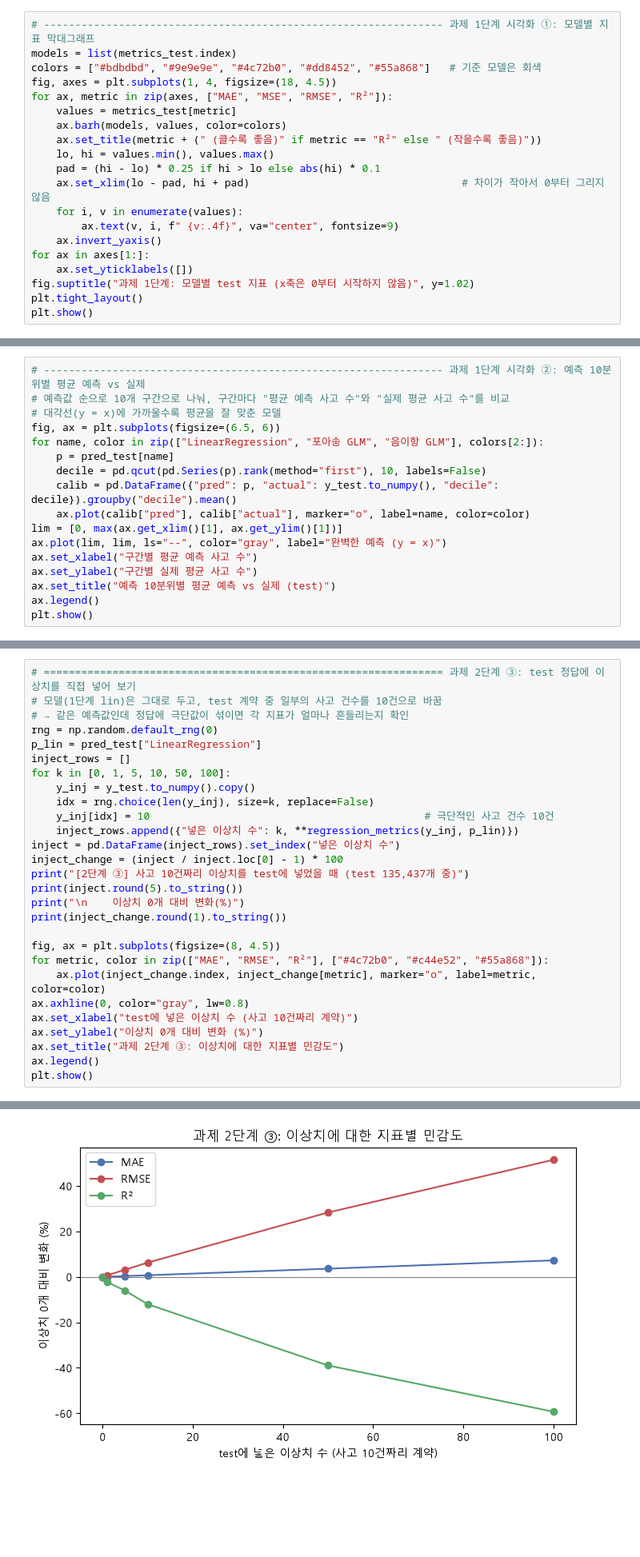
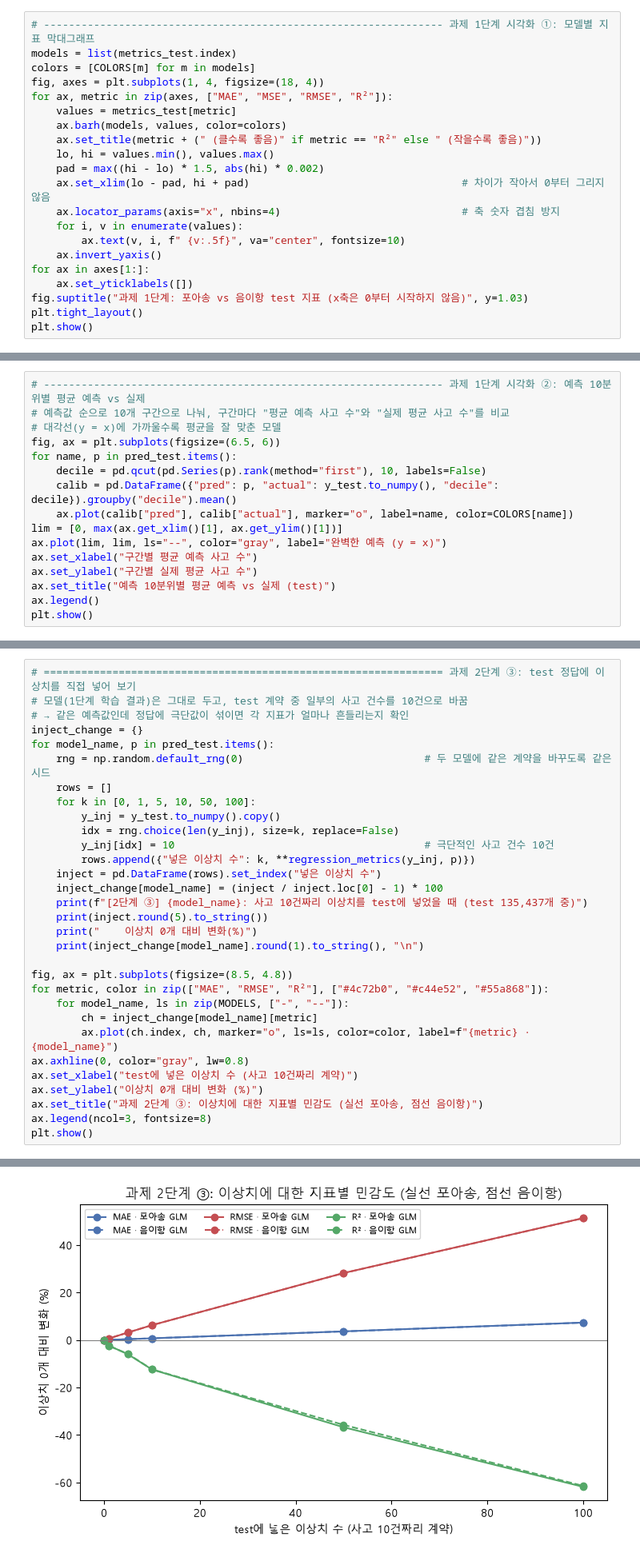
Before and after one commit to LYjun0325/DF_python_ML_practice, a Jupyter notebook: accident_prediction/사고빈도_모델링_4주차_성능지표.ipynb, the cells around one changed output, grey strips where cells are left out. Shown at 80% size. Drawn from its saved outputs; the diff is of its cells as text; blank space fills up the shorter version.

```diff
--- a/accident_prediction/사고빈도_모델링_4주차_성능지표.ipynb
+++ b/accident_prediction/사고빈도_모델링_4주차_성능지표.ipynb
@@ -225,21 +213,22 @@ LinearRegression  0.10026  0.05639  0.23746  0.01284
 # %%
 # ---------------------------------------------------------------- 과제 1단계 시각화 ①: 모델별 지표 막대그래프
 models = list(metrics_test.index)
-colors = ["#bdbdbd", "#9e9e9e", "#4c72b0", "#dd8452", "#55a868"]   # 기준 모델은 회색
-fig, axes = plt.subplots(1, 4, figsize=(18, 4.5))
+colors = [COLORS[m] for m in models]
+fig, axes = plt.subplots(1, 4, figsize=(18, 4))
 for ax, metric in zip(axes, ["MAE", "MSE", "RMSE", "R²"]):
     values = metrics_test[metric]
     ax.barh(models, values, color=colors)
     ax.set_title(metric + (" (클수록 좋음)" if metric == "R²" else " (작을수록 좋음)"))
     lo, hi = values.min(), values.max()
-    pad = (hi - lo) * 0.25 if hi > lo else abs(hi) * 0.1
+    pad = max((hi - lo) * 1.5, abs(hi) * 0.002)
     ax.set_xlim(lo - pad, hi + pad)                                  # 차이가 작아서 0부터 그리지 않음
+    ax.locator_params(axis="x", nbins=4)                             # 축 숫자 겹침 방지
     for i, v in enumerate(values):
-        ax.text(v, i, f" {v:.4f}", va="center", fontsize=9)
+        ax.text(v, i, f" {v:.5f}", va="center", fontsize=10)
     ax.invert_yaxis()
 for ax in axes[1:]:
     ax.set_yticklabels([])
-fig.suptitle("과제 1단계: 모델별 test 지표 (x축은 0부터 시작하지 않음)", y=1.02)
+fig.suptitle("과제 1단계: 포아송 vs 음이항 test 지표 (x축은 0부터 시작하지 않음)", y=1.03)
 plt.tight_layout()
 plt.show()
 # %% [output]
@@ -249,11 +238,10 @@ plt.show()
 # 예측값 순으로 10개 구간으로 나눠, 구간마다 "평균 예측 사고 수"와 "실제 평균 사고 수"를 비교
 # 대각선(y = x)에 가까울수록 평균을 잘 맞춘 모델
 fig, ax = plt.subplots(figsize=(6.5, 6))
-for name, color in zip(["LinearRegression", "포아송 GLM", "음이항 GLM"], colors[2:]):
-    p = pred_test[name]
+for name, p in pred_test.items():
     decile = pd.qcut(pd.Series(p).rank(method="first"), 10, labels=False)
     calib = pd.DataFrame({"pred": p, "actual": y_test.to_numpy(), "decile": decile}).groupby("decile").mean()
-    ax.plot(calib["pred"], calib["actual"], marker="o", label=name, color=color)
+    ax.plot(calib["pred"], calib["actual"], marker="o", label=name, color=COLORS[name])
 lim = [0, max(ax.get_xlim()[1], ax.get_ylim()[1])]
 ax.plot(lim, lim, ls="--", color="gray", label="완벽한 예측 (y = x)")
 ax.set_xlabel("구간별 평균 예측 사고 수")
@@ -413,29 +412,32 @@ plt.show()
 # %%
 # ================================================================ 과제 2단계 ③: test 정답에 이상치를 직접 넣어 보기
-# 모델(1단계 lin)은 그대로 두고, test 계약 중 일부의 사고 건수를 10건으로 바꿈
+# 모델(1단계 학습 결과)은 그대로 두고, test 계약 중 일부의 사고 건수를 10건으로 바꿈
 # → 같은 예측값인데 정답에 극단값이 섞이면 각 지표가 얼마나 흔들리는지 확인
-rng = np.random.default_rng(0)
-p_lin = pred_test["LinearRegression"]
-inject_rows = []
-for k in [0, 1, 5, 10, 50, 100]:
-    y_inj = y_test.to_numpy().copy()
-    idx = rng.choice(len(y_inj), size=k, replace=False)
-    y_inj[idx] = 10                                            # 극단적인 사고 건수 10건
-    inject_rows.append({"넣은 이상치 수": k, **regression_metrics(y_inj, p_lin)})
-inject = pd.DataFrame(inject_rows).set_index("넣은 이상치 수")
-inject_change = (inject / inject.loc[0] - 1) * 100
-print("[2단계 ③] 사고 10건짜리 이상치를 test에 넣었을 때 (test 135,437개 중)")
-print(inject.round(5).to_string())
-print("\n    이상치 0개 대비 변화(%)")
-print(inject_change.round(1).to_string())
+inject_change = {}
+for model_name, p in pred_test.items():
+    rng = np.random.default_rng(0)                             # 두 모델에 같은 계약을 바꾸도록 같은 시드
+    rows = []
+    for k in [0, 1, 5, 10, 50, 100]:
+        y_inj = y_test.to_numpy().copy()
+        idx = rng.choice(len(y_inj), size=k, replace=False)
+        y_inj[idx] = 10                                        # 극단적인 사고 건수 10건
+        rows.append({"넣은 이상치 수": k, **regression_metrics(y_inj, p)})
+    inject = pd.DataFrame(rows).set_index("넣은 이상치 수")
+    inject_change[model_name] = (inject / inject.loc[0] - 1) * 100
+    print(f"[2단계 ③] {model_name}: 사고 10건짜리 이상치를 test에 넣었을 때 (test 135,437개 중)")
+    print(inject.round(5).to_string())
+    print("    이상치 0개 대비 변화(%)")
+    print(inject_change[model_name].round(1).to_string(), "\n")
 
-fig, ax = plt.subplots(figsize=(8, 4.5))
+fig, ax = plt.subplots(figsize=(8.5, 4.8))
 for metric, color in zip(["MAE", "RMSE", "R²"], ["#4c72b0", "#c44e52", "#55a868"]):
-    ax.plot(inject_change.index, inject_change[metric], marker="o", label=metric, color=color)
+    for model_name, ls in zip(MODELS, ["-", "--"]):
+        ch = inject_change[model_name][metric]
+        ax.plot(ch.index, ch, marker="o", ls=ls, color=color, label=f"{metric} · {model_name}")
 ax.axhline(0, color="gray", lw=0.8)
 ax.set_xlabel("test에 넣은 이상치 수 (사고 10건짜리 계약)")
 ax.set_ylabel("이상치 0개 대비 변화 (%)")
-ax.set_title("과제 2단계 ③: 이상치에 대한 지표별 민감도")
-ax.legend()
+ax.set_title("과제 2단계 ③: 이상치에 대한 지표별 민감도 (실선 포아송, 점선 음이항)")
+ax.legend(ncol=3, fontsize=8)
 plt.show()
 # %% [output]
@@ -461,4 +461,4 @@ plt.show()
-[figure, old version]
+[figure, new version]
 # %% [markdown]
 ### 과제 2단계 해석
 
```
Also changed, not shown: parts of 16 cells of this notebook.
